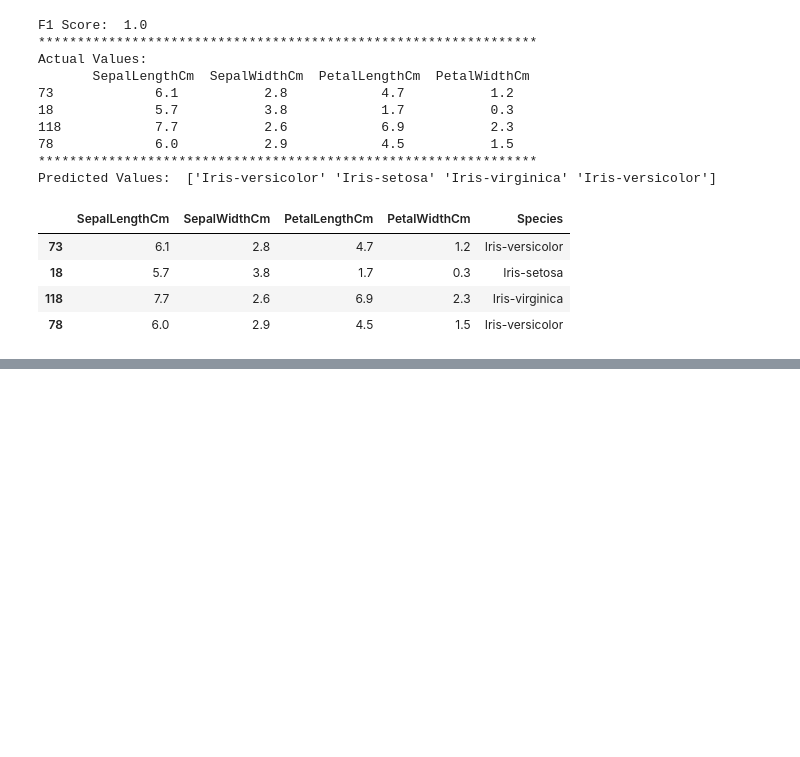
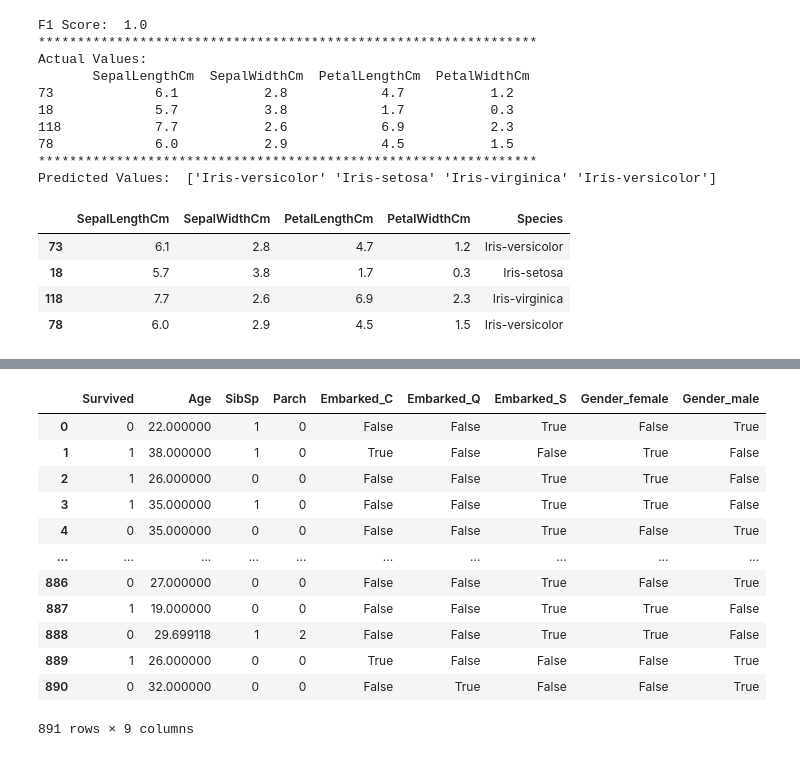
Before and after one commit to NadirAliOfficial/Data-Science-Course-IBA, a Jupyter notebook: practice/d7_MidExam_Practice.ipynb, the cells around one changed output, grey strips where cells are left out. Drawn from its saved outputs; the diff is of its cells as text; code cells hidden in the pictures; blank space fills up the shorter version.

```diff
--- a/practice/d7_MidExam_Practice.ipynb
+++ b/practice/d7_MidExam_Practice.ipynb
@@ -217,3 +217,9 @@ df1.iloc[[73, 18, 118, 78]]
 | 18 | 5.7 | 3.8 | 1.7 | 0.3 | Iris-setosa |
 | 118 | 7.7 | 2.6 | 6.9 | 2.3 | Iris-virginica |
 | 78 | 6.0 | 2.9 | 4.5 | 1.5 | Iris-versicolor |
+# %%
+# Lets Work On Titanic Dataset
+
+data2 = pd.read_csv('../data/titanic.csv')
+df2 = pd.DataFrame(data2)
+df2.head()
@@ -219,0 +283,5 @@ df1.iloc[[73, 18, 118, 78]]
+# %%
+df2['Age'].fillna(df2['Age'].mean(), inplace=True)
+
+# df2.update(df2[['Age']].fillna({'Age': df2['Age'].mean()}))
+# df2['Age'] = df2['Age'].fillna(df2['Age'].mean())
@@ -219,0 +320,2 @@ df1.iloc[[73, 18, 118, 78]]
+# %%
+df2 = df2.drop(['PassengerId','Cabin', 'Name', 'Ticket', 'Fare', 'Pclass'], axis=1)
@@ -219,0 +338,17 @@ df1.iloc[[73, 18, 118, 78]]
+# %%
+df2 = pd.get_dummies(df2 , columns=['Embarked', 'Gender'])
+df2
+# %% [output]
+|  | Survived | Age | SibSp | Parch | Embarked_C | Embarked_Q | Embarked_S | Gender_female | Gender_male |
+| 0 | 0 | 22.000000 | 1 | 0 | False | False | True | False | True |
+| 1 | 1 | 38.000000 | 1 | 0 | True | False | False | True | False |
+| 2 | 1 | 26.000000 | 0 | 0 | False | False | True | True | False |
+| 3 | 1 | 35.000000 | 1 | 0 | False | False | True | True | False |
+| 4 | 0 | 35.000000 | 0 | 0 | False | False | True | False | True |
+| ... | ... | ... | ... | ... | ... | ... | ... | ... | ... |
+| 886 | 0 | 27.000000 | 0 | 0 | False | False | True | False | True |
+| 887 | 1 | 19.000000 | 0 | 0 | False | False | True | True | False |
+| 888 | 0 | 29.699118 | 1 | 2 | False | False | True | True | False |
+| 889 | 1 | 26.000000 | 0 | 0 | True | False | False | False | True |
+| 890 | 0 | 32.000000 | 0 | 0 | False | True | False | False | True |
+891 rows × 9 columns
```
Also changed, not shown: parts of 14 cells of this notebook.
